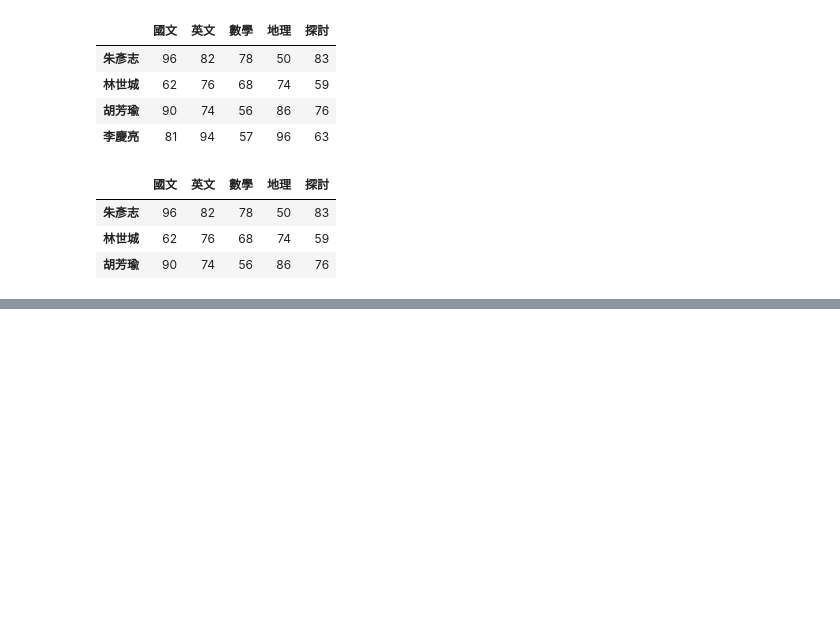
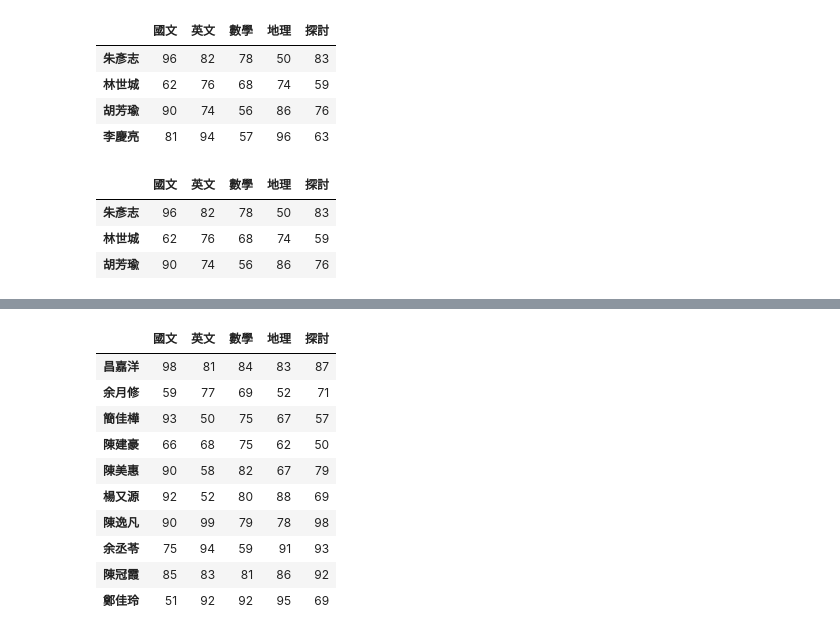
Before and after one commit to doncic1012/python_analysis, a Jupyter notebook: lesson_5_4.ipynb, the cells around one changed output, grey strips where cells are left out. Drawn from its saved outputs; the diff is of its cells as text; code cells hidden in the pictures; blank space fills up the shorter version.

```diff
--- a/lesson_5_4.ipynb
+++ b/lesson_5_4.ipynb
@@ -57,0 +83,14 @@ df.iloc[0:3]
+# %%
+df[-10:]
+# %% [output]
+|  | 國文 | 英文 | 數學 | 地理 | 探討 |
+| 昌嘉洋 | 98 | 81 | 84 | 83 | 87 |
+| 余月修 | 59 | 77 | 69 | 52 | 71 |
+| 簡佳樺 | 93 | 50 | 75 | 67 | 57 |
+| 陳建豪 | 66 | 68 | 75 | 62 | 50 |
+| 陳美惠 | 90 | 58 | 82 | 67 | 79 |
+| 楊又源 | 92 | 52 | 80 | 88 | 69 |
+| 陳逸凡 | 90 | 99 | 79 | 78 | 98 |
+| 余丞苓 | 75 | 94 | 59 | 91 | 93 |
+| 陳冠霞 | 85 | 83 | 81 | 86 | 92 |
+| 鄭佳玲 | 51 | 92 | 92 | 95 | 69 |
```
Also changed, not shown: parts of 7 cells of this notebook.
